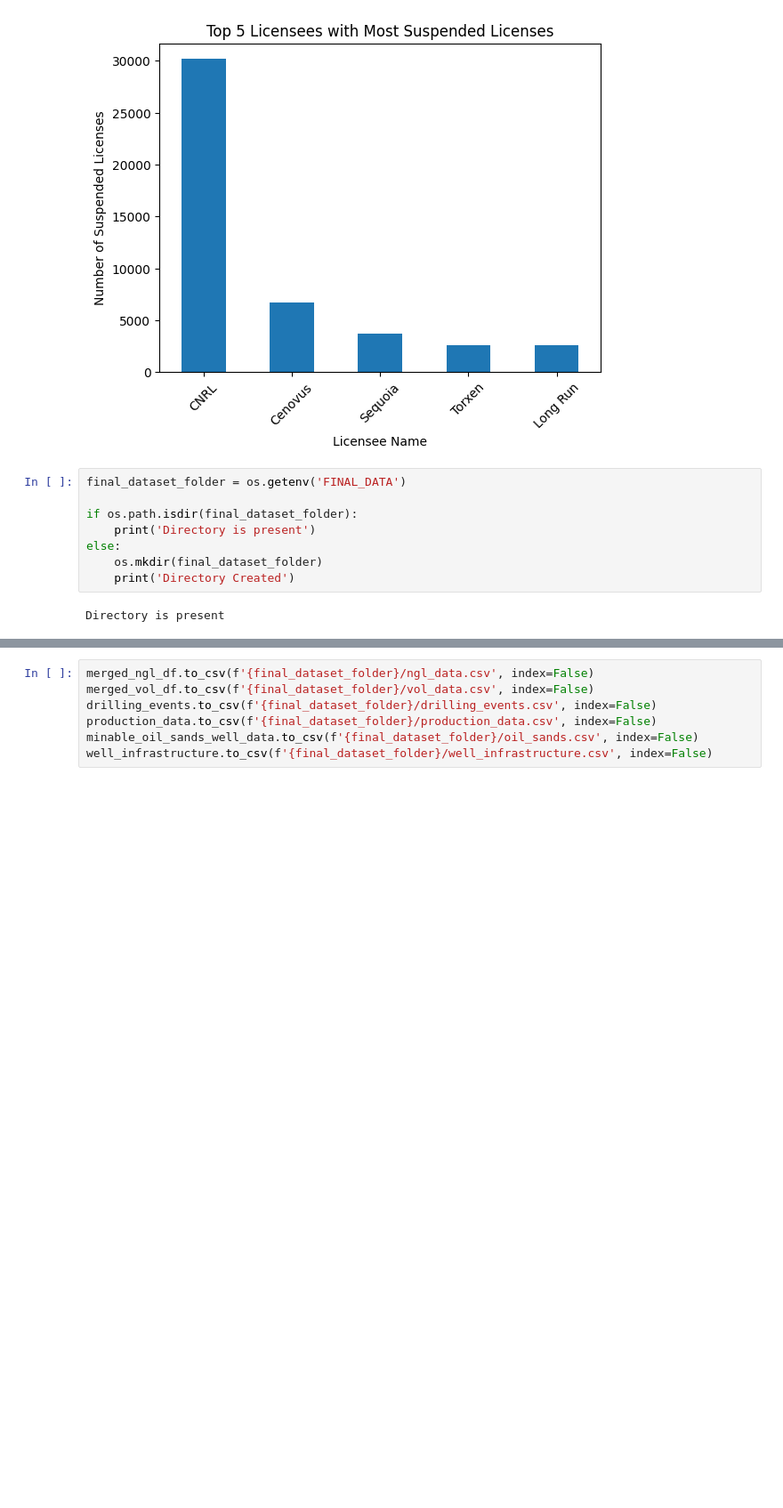
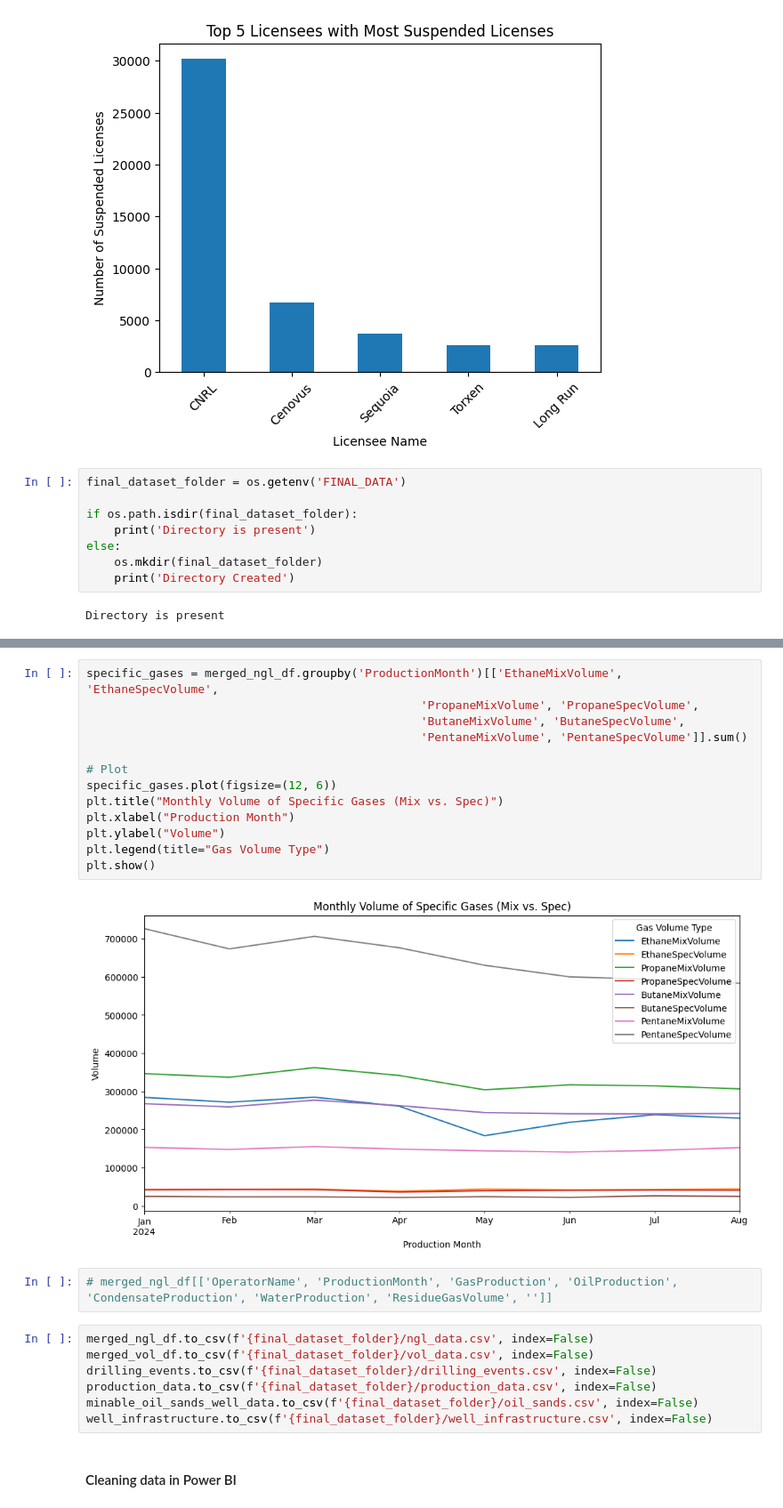
Before and after one commit to itadityaa/data-science, a Jupyter notebook: DA/oil_data_exploration/trials.ipynb, the cells around one changed output, grey strips where cells are left out. Shown: that part at 89% size. Drawn from its saved outputs; the diff is of its cells as text; blank space fills up the shorter version.

Commit message:
Update EDA and prepare findal DFs for Power BI analysis

```diff
--- a/DA/oil_data_exploration/trials.ipynb
+++ b/DA/oil_data_exploration/trials.ipynb
@@ -303,3 +366,20 @@ Directory is present
+# %%
+specific_gases = merged_ngl_df.groupby('ProductionMonth')[['EthaneMixVolume', 'EthaneSpecVolume',
+                                                'PropaneMixVolume', 'PropaneSpecVolume',
+                                                'ButaneMixVolume', 'ButaneSpecVolume',
+                                                'PentaneMixVolume', 'PentaneSpecVolume']].sum()
+
+# Plot
+specific_gases.plot(figsize=(12, 6))
+plt.title("Monthly Volume of Specific Gases (Mix vs. Spec)")
+plt.xlabel("Production Month")
+plt.ylabel("Volume")
+plt.legend(title="Gas Volume Type")
+plt.show()
+# %% [output]
+[figure, added]
+# %%
+# merged_ngl_df[['OperatorName', 'ProductionMonth', 'GasProduction', 'OilProduction', 'CondensateProduction', 'WaterProduction', 'ResidueGasVolume', '']]
 # %%
 merged_ngl_df.to_csv(f'{final_dataset_folder}/ngl_data.csv', index=False)
 merged_vol_df.to_csv(f'{final_dataset_folder}/vol_data.csv', index=False)
@@ -307,3 +387,5 @@ drilling_events.to_csv(f'{final_dataset_folder}/drilling_events.csv', index=Fals
 production_data.to_csv(f'{final_dataset_folder}/production_data.csv', index=False)
 minable_oil_sands_well_data.to_csv(f'{final_dataset_folder}/oil_sands.csv', index=False)
 well_infrastructure.to_csv(f'{final_dataset_folder}/well_infrastructure.csv', index=False)
+# %% [markdown]
+#### Cleaning data in Power BI
```
Also changed, not shown: parts of 11 cells of this notebook.
